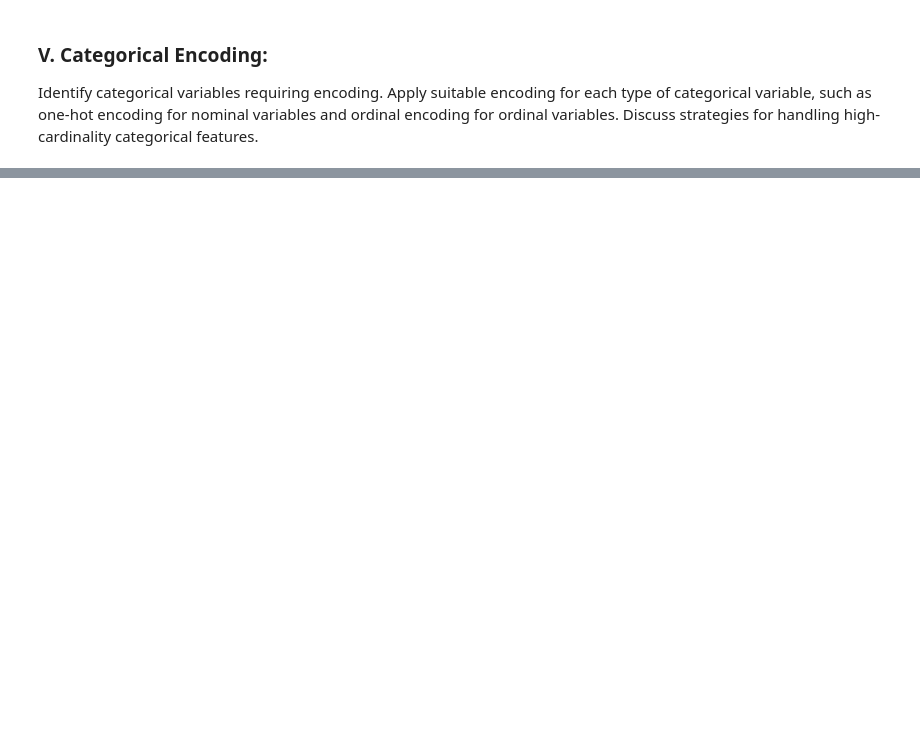
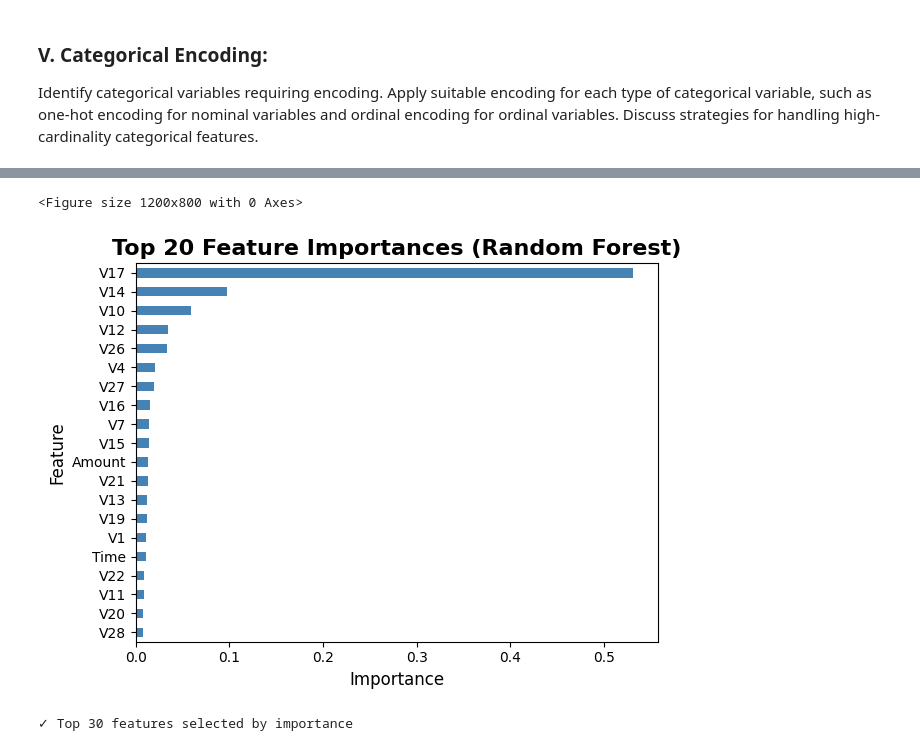
Before and after one commit to AnhTtis/Preprocessing_Methods, a Jupyter notebook: notebooks/02_tabular_preprocessing.ipynb, the cells around one changed output, grey strips where cells are left out. Saved outputs shown, nothing was run; the diff lists cells and outputs as text; code cells hidden in the pictures; blank space fills up the shorter version.

```diff
--- a/notebooks/02_tabular_preprocessing.ipynb
+++ b/notebooks/02_tabular_preprocessing.ipynb
@@ -137,0 +507,61 @@ Choose a suitable feature selection method. For example, calculate the correlati
+# %%
+# Method 3: FEATURE IMPORTANCE (Random Forest)
+print("\n" + "="*60)
+print("Method 3: Feature Importance (Random Forest)")
+print("="*60)
+
+# For demonstration, we'll create a synthetic target or use an existing numerical column
+# In practice, you would use your actual target variable
+
+# Check if we have a suitable target
+potential_targets = data_normalized.select_dtypes(include=['int64', 'float64']).columns.tolist()
+
+if len(potential_targets) > 0:
+    # Use first numerical column as demo target (or specify your actual target)
+    target_col = potential_targets[30]
+    print(f"\nUsing '{target_col}' as target variable")
+
+    # Prepare features (exclude target)
+    feature_cols = [f for f in all_features if f != target_col]
+
+    if len(feature_cols) > 0:
+        X = data_normalized[feature_cols].fillna(0)  # Fill any remaining NaN
+        y = data_normalized[target_col].fillna(0)
+
+        # Train Random Forest
+        rf_model = RandomForestRegressor(n_estimators=100, random_state=42, n_jobs=-1)
+        rf_model.fit(X, y)
+
+        # Get feature importances
+        importances = pd.DataFrame({
+            'Feature': feature_cols,
+            'Importance': rf_model.feature_importances_
+        }).sort_values('Importance', ascending=False)
+
+        print(f"\nTop 15 most important features:")
+        for idx, row in importances.head(15).iterrows():
+            print(f"  {row['Feature']}: {row['Importance']:.6f}")
+
+        # Visualize top 20 feature importances
+        plt.figure(figsize=(12, 8))
+        importances.head(20).plot(x='Feature', y='Importance', kind='barh',
+                                   color='steelblue', legend=False)
+        plt.xlabel('Importance', fontsize=12)
+        plt.ylabel('Feature', fontsize=12)
+        plt.title('Top 20 Feature Importances (Random Forest)', fontsize=16, fontweight='bold')
+        plt.gca().invert_yaxis()
+        plt.tight_layout()
+        plt.show()
+
+        # Select top K features based on importance
+        k_important = 30  # Select top 30 features
+        features_after_importance = importances.head(min(k_important, len(importances)))['Feature'].tolist()
+
+        print(f"\n✓ Top {len(features_after_importance)} features selected by importance")
+    else:
+        print("\nNo features available after excluding target")
+        features_after_importance = feature_cols
+else:
+    print("\nNo suitable target variable found for feature importance")
+    features_after_importance = all_features
+# %% [output]
@@ -137,0 +585,3 @@ Choose a suitable feature selection method. For example, calculate the correlati
+<Figure size 1200x800 with 0 Axes>
+[figure, added]
+✓ Top 30 features selected by importance
```
Also changed, not shown: parts of 27 cells of this notebook.
